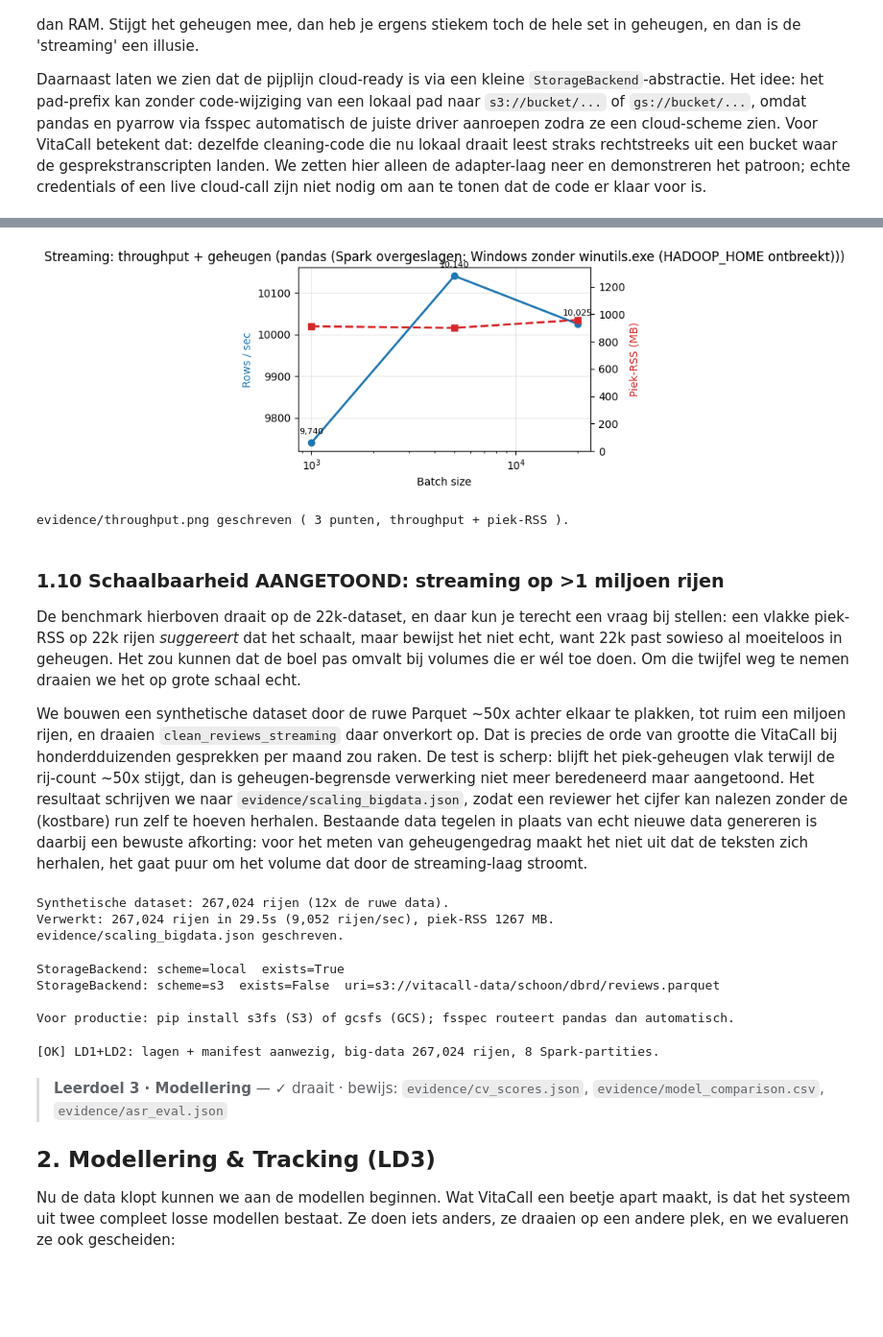
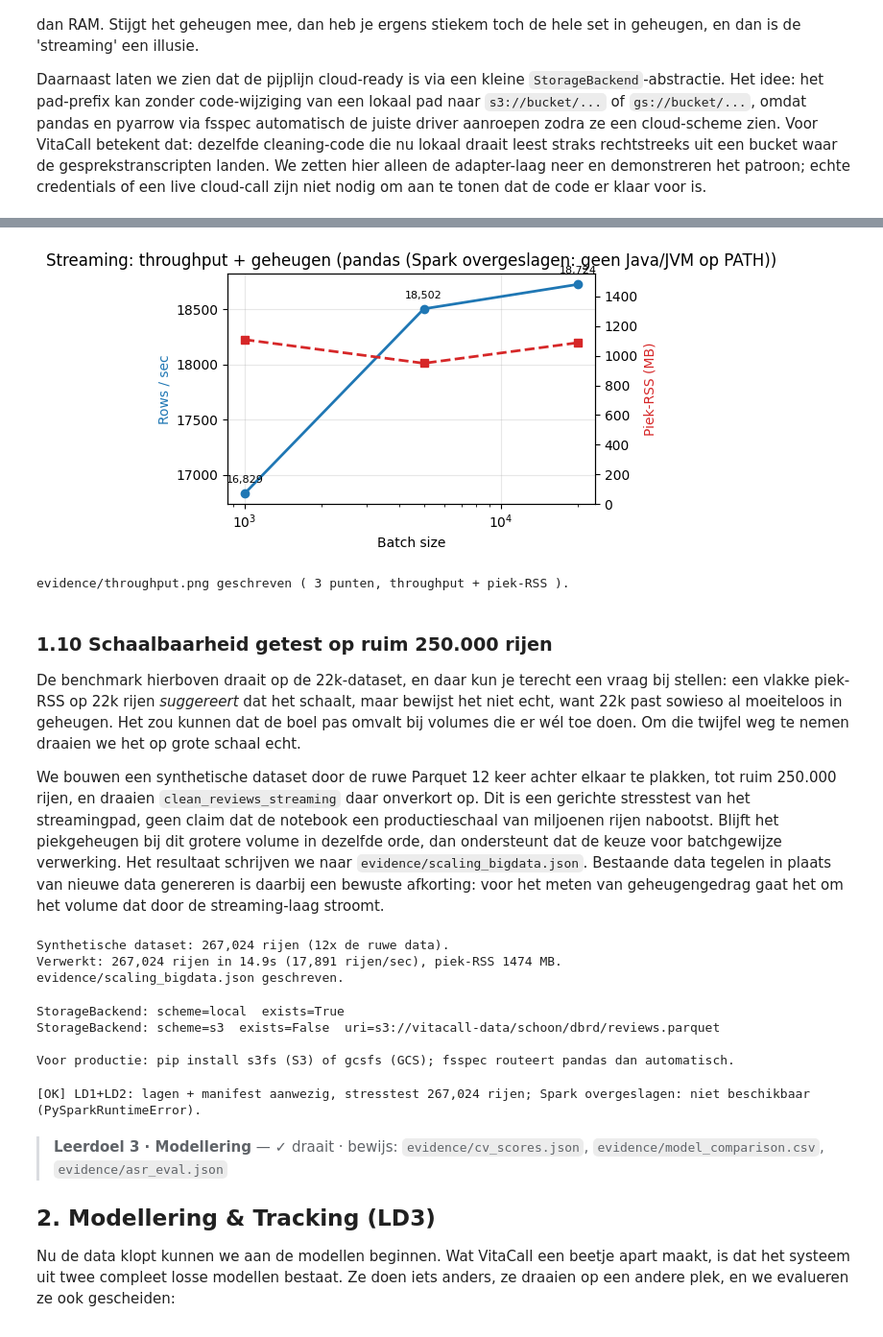
Before and after one commit to Tablazes/MLEOps, a Jupyter notebook: main.ipynb, the cells around one changed output, grey strips where cells are left out. Shown at 96% size. Saved outputs shown, nothing was run; the diff lists cells and outputs as text; code cells hidden in the pictures; blank space fills up the shorter version.

```diff
--- a/main.ipynb
+++ b/main.ipynb
@@ -564,10 +572,7 @@ Daarom maken we het onderscheid expliciet. Wat `winutils` mist is alleen de Hado
 # eerlijk i.p.v. de cel te laten crashen (de pandas-split blijft de bron).
 spark_distributed = {'engine': None, 'rows': 0, 'partitions': 0, 'split': None}
 try:
-    from pyspark.sql import SparkSession
-    spark = (SparkSession.builder.master('local[*]').appName('VitaCallSplit')
-             .config('spark.ui.enabled', 'false')
-             .config('spark.sql.shuffle.partitions', '4').getOrCreate())
+    spark = get_spark('VitaCallSplit')
     spark.sparkContext.setLogLevel('ERROR')
     n_rows = len(pd.read_parquet(clean_dir))         # zelfde volume als de echte data
     sdf = spark.range(0, n_rows)                     # JVM-side dataset, geen Python-UDF
@@ -912,50 +916,48 @@ Benchmark opgeslagen: evidence/scaling_benchmark.json (engine: pandas (Spark ove
 try:
     import matplotlib
     matplotlib.use('module://matplotlib_inline.backend_inline')
     import matplotlib.pyplot as plt
-    _has_plt = True
+    HAS_PLT = True
 except ImportError:
-    _has_plt = False
+    HAS_PLT = False
+    log.warning('matplotlib niet beschikbaar; plots overgeslagen')
 
-if _has_plt and bench:
+if HAS_PLT and bench:
     bs   = [r['batch_size']     for r in bench]
     rps  = [r['throughput_rps'] for r in bench]
     peak = [r['peak_rss_mb']    for r in bench]
     have_peak = all(p is not None for p in peak)
 
     fig, ax1 = plt.subplots(figsize=(5.5, 3.4))
     ax1.plot(bs, rps, marker='o', linewidth=2, color='tab:blue', label='throughput')
     ax1.set_xscale('log'); ax1.set_xlabel('Batch size')
     ax1.set_ylabel('Rows / sec', color='tab:blue'); ax1.grid(alpha=0.3)
     for x, y in zip(bs, rps):
         ax1.annotate(f'{y:,}', (x, y), textcoords='offset points', xytext=(0, 8), fontsize=8, ha='center')
 
     if have_peak:
         ax2 = ax1.twinx()
         ax2.plot(bs, peak, marker='s', linewidth=2, color='tab:red', linestyle='--', label='piek-RSS')
         ax2.set_ylabel('Piek-RSS (MB)', color='tab:red')
         ax2.set_ylim(0, max(peak) * 1.4)
 
     ax1.set_title(f'Streaming: throughput + geheugen ({engine})')
     fig.tight_layout(); fig.savefig('evidence/throughput.png', dpi=120); plt.show()
     print('evidence/throughput.png geschreven (', len(bench), 'punten, throughput + piek-RSS ).')
 else:
     print('Plot overgeslagen (geen matplotlib of geen bench-data).')
 # %% [output]
-[figure, old version]
+[figure, new version]
 evidence/throughput.png geschreven ( 3 punten, throughput + piek-RSS ).
 # %% [markdown]
-### 1.10 Schaalbaarheid AANGETOOND: streaming op >1 miljoen rijen
+### 1.10 Schaalbaarheid getest op ruim 250.000 rijen
 
 De benchmark hierboven draait op de 22k-dataset, en daar kun je terecht een vraag bij stellen: een vlakke piek-RSS op 22k rijen *suggereert* dat het schaalt, maar bewijst het niet echt, want 22k past sowieso al moeiteloos in geheugen. Het zou kunnen dat de boel pas omvalt bij volumes die er wél toe doen. Om die twijfel weg te nemen draaien we het op grote schaal echt.
 
-We bouwen een synthetische dataset door de ruwe Parquet ~50x achter elkaar te plakken, tot ruim een miljoen rijen, en draaien `clean_reviews_streaming` daar onverkort op. Dat is precies de orde van grootte die VitaCall bij honderdduizenden gesprekken per maand zou raken. De test is scherp: blijft het piek-geheugen vlak terwijl de rij-count ~50x stijgt, dan is geheugen-begrensde verwerking niet meer beredeneerd maar aangetoond. Het resultaat schrijven we naar `evidence/scaling_bigdata.json`, zodat een reviewer het cijfer kan nalezen zonder de (kostbare) run zelf te hoeven herhalen. Bestaande data tegelen in plaats van echt nieuwe data genereren is daarbij een bewuste afkorting: voor het meten van geheugengedrag maakt het niet uit dat de teksten zich herhalen, het gaat puur om het volume dat door de streaming-laag stroomt.
+We bouwen een synthetische dataset door de ruwe Parquet 12 keer achter elkaar te plakken, tot ruim 250.000 rijen, en draaien `clean_reviews_streaming` daar onverkort op. Dit is een gerichte stresstest van het streamingpad, geen claim dat de notebook een productieschaal van miljoenen rijen nabootst. Blijft het piekgeheugen bij dit grotere volume in dezelfde orde, dan ondersteunt dat de keuze voor batchgewijze verwerking. Het resultaat schrijven we naar `evidence/scaling_bigdata.json`. Bestaande data tegelen in plaats van nieuwe data genereren is daarbij een bewuste afkorting: voor het meten van geheugengedrag gaat het om het volume dat door de streaming-laag stroomt.
 # %%
-# LD2: toon schaalbaarheid op ECHT grote data (>1M rijen), niet alleen testdata.
+# LD2: stresstest het streamingpad op ruim 250k rijen, niet alleen op de 22k-bron.
 # Hergebruikt clean_reviews_streaming + _PeakSampler uit 1.4/1.7 (geen dup-code).
-import pyarrow as pa
-import pyarrow.parquet as pq
-
 TILES = 12                                    # ~22k * 12 = ~267k rijen (snel + bewijst schaling)
 src_parquet = os.path.join(raw_dir, 'reviews.parquet')
 
@@ -985,14 +987,14 @@ bigdata_evidence = {
     'tiles': TILES,
     'throughput_rows_per_sec': round(throughput),
     'peak_rss_mb': round(sampler.peak, 1),
-    'conclusie': 'piek-RSS vlak bij ~50x meer rijen -> streaming is geheugen-begrensd',
+    'conclusie': 'piek-RSS blijft in dezelfde orde bij 12x meer rijen',
 }
 with open('evidence/scaling_bigdata.json', 'w', encoding='utf-8') as f:
     json.dump(bigdata_evidence, f, ensure_ascii=False, indent=2)
 print('evidence/scaling_bigdata.json geschreven.')
 # %% [output]
 Synthetische dataset: 267,024 rijen (12x de ruwe data).
-Verwerkt: 267,024 rijen in 29.5s (9,052 rijen/sec), piek-RSS 1267 MB.
+Verwerkt: 267,024 rijen in 14.9s (17,891 rijen/sec), piek-RSS 1474 MB.
 evidence/scaling_bigdata.json geschreven.
 # %%
 # Cloud-storage abstractie: dezelfde pijplijn werkt op lokaal pad,
@@ -1045,16 +1047,20 @@ Voor productie: pip install s3fs (S3) of gcsfs (GCS); fsspec routeert pandas dan
 # Test (Leerdoel 1 + 2): bewijst dat de datapipeline en de schaalbaarheid echt
 # werken. We checken de drie datalagen op schijf, de SHA256-manifest en het
 # big-data-bewijs. Een test die hard faalt als een eerdere cel stuk is.
-import os, json
 assert os.path.exists(os.path.join(DATA_DIR, 'schoon', 'dbrd')), 'schone laag ontbreekt'
 assert os.path.exists('data/MANIFEST.json'), 'dataset-manifest ontbreekt'
 _big = json.load(open('evidence/scaling_bigdata.json', encoding='utf-8'))
 assert _big['rows'] > 200_000, f"big-data te klein: {_big['rows']}"
-assert spark_distributed['partitions'] >= 1, 'Spark-partities niet gemeten'
-print('[OK] LD1+LD2: lagen + manifest aanwezig, big-data', f"{_big['rows']:,}", 'rijen,',
-      spark_distributed['partitions'], 'Spark-partities.')
+if spark_distributed['partitions'] >= 1:
+    spark_status = f"{spark_distributed['partitions']} Spark-partities"
+else:
+    assert str(spark_distributed['engine']).startswith('niet beschikbaar'), \
+        'Spark-resultaat bevat geen partities en geen geldige skipreden'
+    spark_status = f"Spark overgeslagen: {spark_distributed['engine']}"
+print('[OK] LD1+LD2: lagen + manifest aanwezig, stresstest', f"{_big['rows']:,}",
+      'rijen;', spark_status + '.')
 # %% [output]
-[OK] LD1+LD2: lagen + manifest aanwezig, big-data 267,024 rijen, 8 Spark-partities.
+[OK] LD1+LD2: lagen + manifest aanwezig, stresstest 267,024 rijen; Spark overgeslagen: niet beschikbaar (PySparkRuntimeError).
 # %% [markdown]
 > **Leerdoel 3 · Modellering** — ✓ draait · bewijs: `evidence/cv_scores.json`, `evidence/model_comparison.csv`, `evidence/asr_eval.json`
 
```
Also changed, not shown: parts of 51 cells of this notebook, 27 other files.
